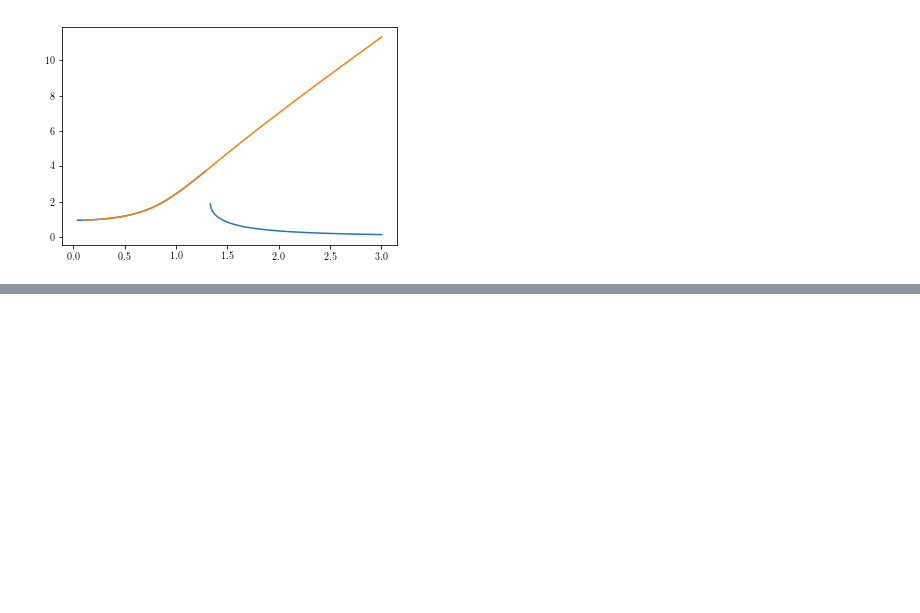
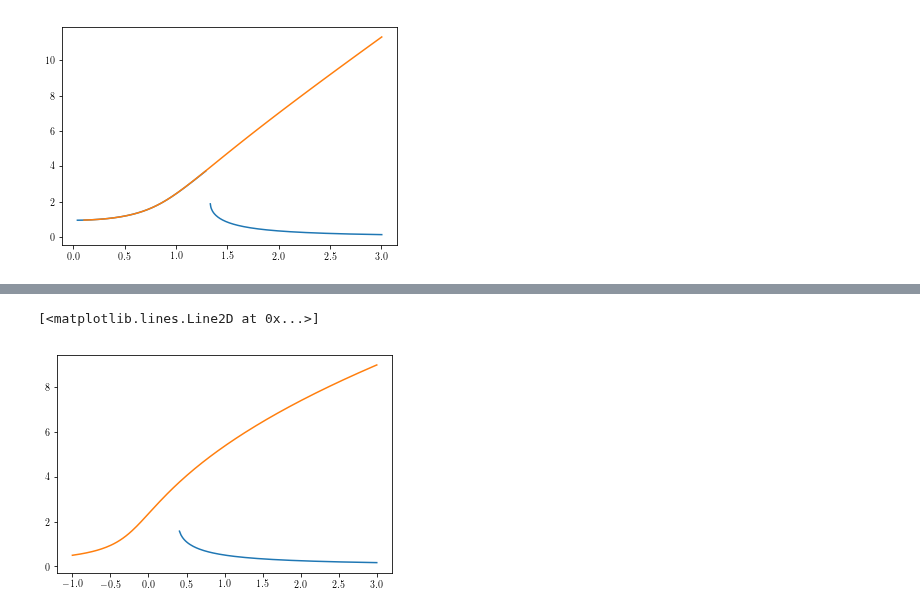
Before and after one commit to josephcslater/mousai, a Jupyter notebook: docs/tutorial/demos/Duffing.ipynb, the cells around one changed output, grey strips where cells are left out. Drawn from its saved outputs; the diff is of its cells as text; code cells hidden in the pictures; blank space fills up the shorter version.

```diff
--- a/docs/tutorial/demos/Duffing.ipynb
+++ b/docs/tutorial/demos/Duffing.ipynb
@@ -147,0 +180,6 @@ plt.plot(omega,amp)
+# %%
+plt.plot(sigmasr,amplitudesr)
+plt.plot(sigmas,amplitudes)
+# %% [output]
+[<matplotlib.lines.Line2D at 0x...>]
+[figure, added]
```
Also changed, not shown: parts of 7 cells of this notebook.
